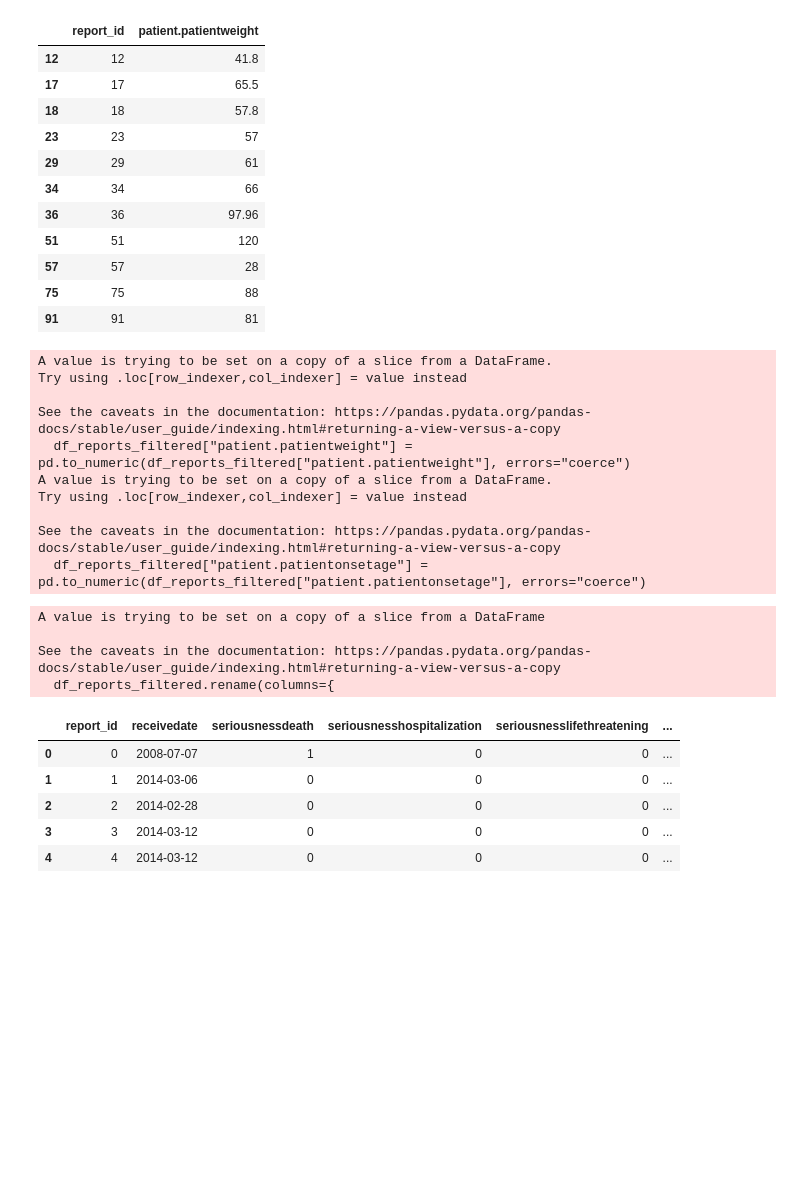
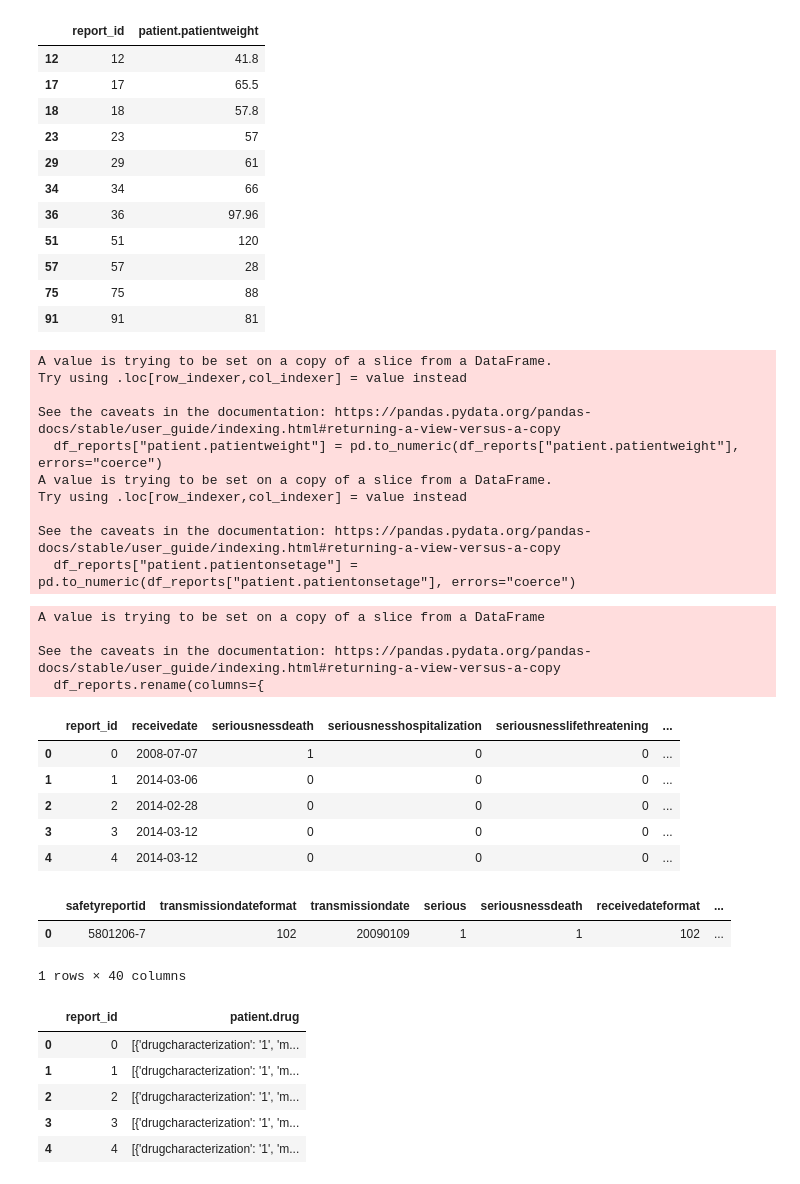
Before and after one commit to tungstennn/DrugSafe, a Jupyter notebook: EDA/explore_fda_data.ipynb, the cells around one changed output. Drawn from its saved outputs; the diff is of its cells as text; code cells hidden in the pictures; blank space fills up the shorter version.

```diff
--- a/EDA/explore_fda_data.ipynb
+++ b/EDA/explore_fda_data.ipynb
@@ -222,9 +222,9 @@ patient_weights
 | 75 | 75 | 88 |
 | 91 | 91 | 81 |
 # %%
-df_reports_filtered["patient.patientweight"] = pd.to_numeric(df_reports_filtered["patient.patientweight"], errors="coerce")
+df_reports["patient.patientweight"] = pd.to_numeric(df_reports["patient.patientweight"], errors="coerce")
 
-df_reports_filtered["patient.patientonsetage"] = pd.to_numeric(df_reports_filtered["patient.patientonsetage"], errors="coerce")
+df_reports["patient.patientonsetage"] = pd.to_numeric(df_reports["patient.patientonsetage"], errors="coerce")
 
 #df_reports_filtered.loc[:,"patient.patientonsetage"] = pd.to_numeric(df_reports_filtered["patient.patientonsetage"], errors="coerce")
 
@@ -235,29 +235,45 @@ A value is trying to be set on a copy of a slice from a DataFrame.
 Try using .loc[row_indexer,col_indexer] = value instead
 
 See the caveats in the documentation: https://pandas.pydata.org/pandas-docs/stable/user_guide/indexing.html#returning-a-view-versus-a-copy
-  df_reports_filtered["patient.patientweight"] = pd.to_numeric(df_reports_filtered["patient.patientweight"], errors="coerce")
+  df_reports["patient.patientweight"] = pd.to_numeric(df_reports["patient.patientweight"], errors="coerce")
 A value is trying to be set on a copy of a slice from a DataFrame.
 Try using .loc[row_indexer,col_indexer] = value instead
 
 See the caveats in the documentation: https://pandas.pydata.org/pandas-docs/stable/user_guide/indexing.html#returning-a-view-versus-a-copy
-  df_reports_filtered["patient.patientonsetage"] = pd.to_numeric(df_reports_filtered["patient.patientonsetage"], errors="coerce")
+  df_reports["patient.patientonsetage"] = pd.to_numeric(df_reports["patient.patientonsetage"], errors="coerce")
 # %%
-df_reports_filtered.rename(columns={
+df_reports.rename(columns={
     "patient.patientonsetage": "patient_onset_age",
     "patient.patientonsetageunit": "patient_onset_age_unit",
     "patient.patientsex": "patient_sex",
     "patient.patientweight": "patient_weight"
 }, inplace=True
 )
-df_reports_filtered.head()
+df_reports.head()
 # %% [output]
 A value is trying to be set on a copy of a slice from a DataFrame
 
 See the caveats in the documentation: https://pandas.pydata.org/pandas-docs/stable/user_guide/indexing.html#returning-a-view-versus-a-copy
-  df_reports_filtered.rename(columns={
+  df_reports.rename(columns={
 |  | report_id | receivedate | seriousnessdeath | seriousnesshospitalization | seriousnesslifethreatening | ... |
 | 0 | 0 | 2008-07-07 | 1 | 0 | 0 | ... |
 | 1 | 1 | 2014-03-06 | 0 | 0 | 0 | ... |
 | 2 | 2 | 2014-02-28 | 0 | 0 | 0 | ... |
 | 3 | 3 | 2014-03-12 | 0 | 0 | 0 | ... |
 | 4 | 4 | 2014-03-12 | 0 | 0 | 0 | ... |
+# %%
+df_reports_messy.head(1)
+# %% [output]
+|  | safetyreportid | transmissiondateformat | transmissiondate | serious | seriousnessdeath | receivedateformat | ... |
+| 0 | 5801206-7 | 102 | 20090109 | 1 | 1 | 102 | ... |
+1 rows × 40 columns
+# %%
+df_drugs =  df_reports_messy[["report_id","patient.drug"]]#.explode().reset_index(drop=True)
+df_drugs.head()
+# %% [output]
+|  | report_id | patient.drug |
+| 0 | 0 | [{'drugcharacterization': '1', 'm... |
+| 1 | 1 | [{'drugcharacterization': '1', 'm... |
+| 2 | 2 | [{'drugcharacterization': '1', 'm... |
+| 3 | 3 | [{'drugcharacterization': '1', 'm... |
+| 4 | 4 | [{'drugcharacterization': '1', 'm... |
```
Also changed, not shown: parts of 14 cells of this notebook.
